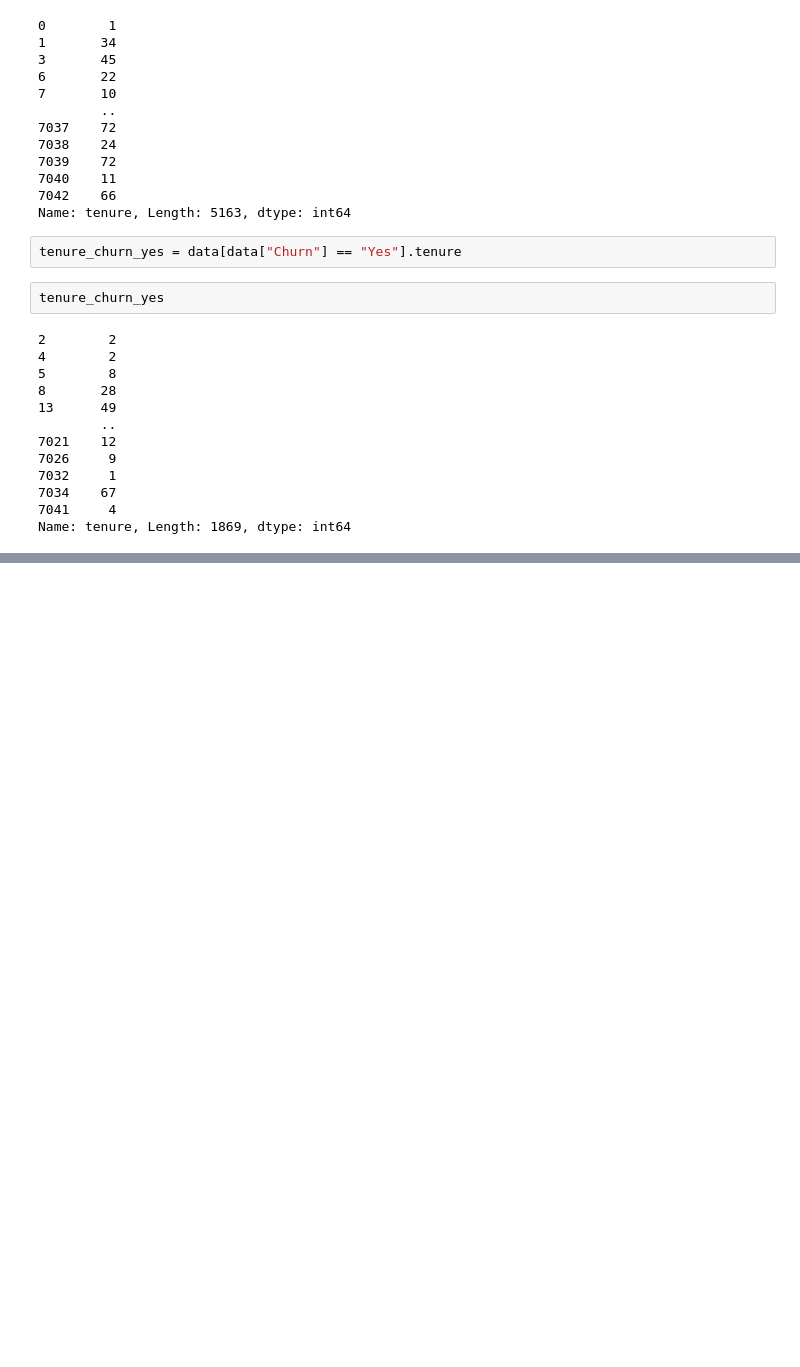
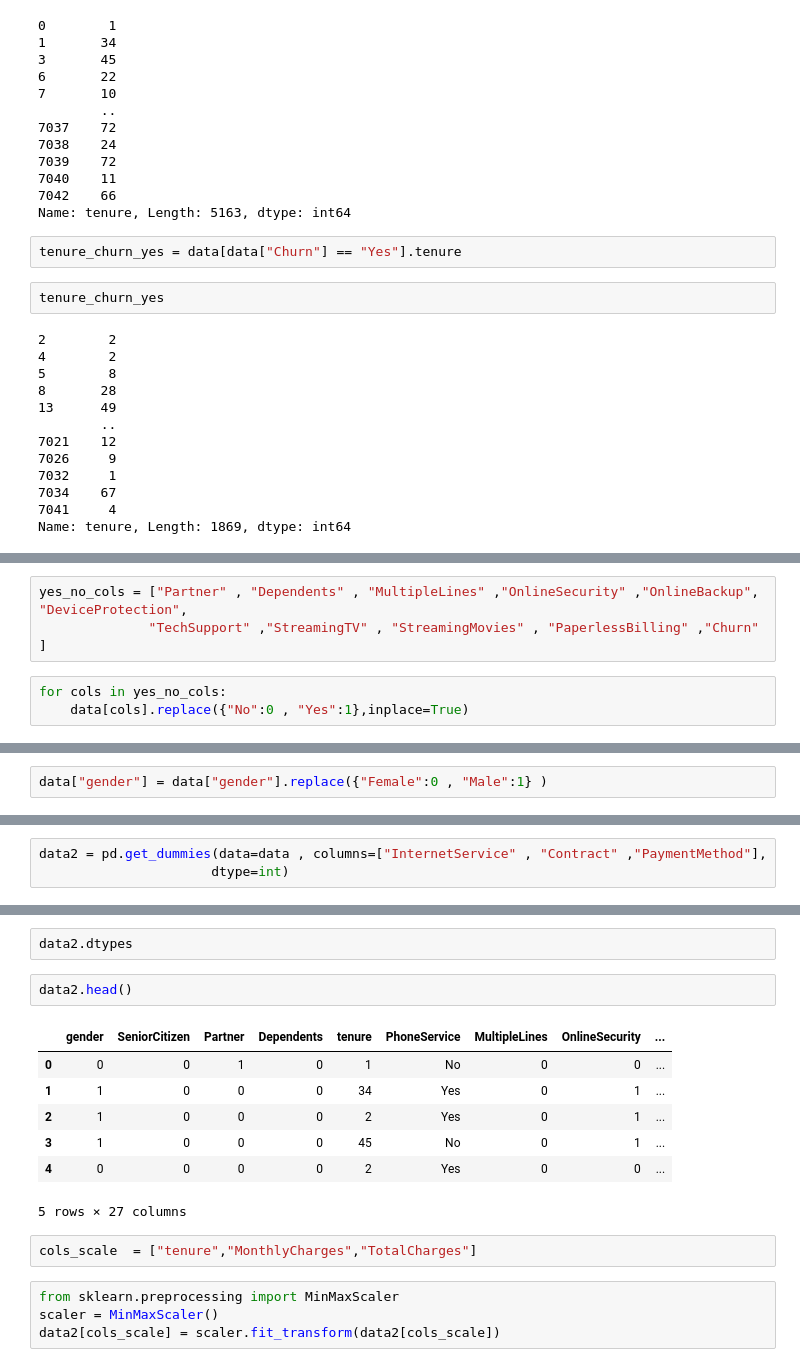
Before and after one commit to SaiPh3r/Customer-churn-prediction-using-ANN, a Jupyter notebook: Untitled.ipynb, the cells around one changed output, grey strips where cells are left out. Saved outputs shown, nothing was run; the diff lists cells and outputs as text; blank space fills up the shorter version.

```diff
--- a/Untitled.ipynb
+++ b/Untitled.ipynb
@@ -194,0 +243,6 @@ plt.show()
+# %%
+yes_no_cols = ["Partner" , "Dependents" , "MultipleLines" ,"OnlineSecurity" ,"OnlineBackup", "DeviceProtection",
+              "TechSupport" ,"StreamingTV" , "StreamingMovies" , "PaperlessBilling" ,"Churn" ]
+# %%
+for cols in yes_no_cols:
+    data[cols].replace({"No":0 , "Yes":1},inplace=True)
@@ -194,0 +277,2 @@ plt.show()
+# %%
+data["gender"] = data["gender"].replace({"Female":0 , "Male":1} )
@@ -194,0 +300,3 @@ plt.show()
+# %%
+data2 = pd.get_dummies(data=data , columns=["InternetService" , "Contract" ,"PaymentMethod"],
+                      dtype=int)
@@ -194,0 +316,18 @@ plt.show()
+# %% [raw]
+data2.dtypes
+# %%
+data2.head()
+# %% [output]
+|  | gender | SeniorCitizen | Partner | Dependents | tenure | PhoneService | MultipleLines | OnlineSecurity | ... |
+| 0 | 0 | 0 | 1 | 0 | 1 | No | 0 | 0 | ... |
+| 1 | 1 | 0 | 0 | 0 | 34 | Yes | 0 | 1 | ... |
+| 2 | 1 | 0 | 0 | 0 | 2 | Yes | 0 | 1 | ... |
+| 3 | 1 | 0 | 0 | 0 | 45 | No | 0 | 1 | ... |
+| 4 | 0 | 0 | 0 | 0 | 2 | Yes | 0 | 0 | ... |
+5 rows × 27 columns
+# %%
+cols_scale  = ["tenure","MonthlyCharges","TotalCharges"]
+# %%
+from sklearn.preprocessing import MinMaxScaler
+scaler = MinMaxScaler()
+data2[cols_scale] = scaler.fit_transform(data2[cols_scale])
```
Also changed, not shown: parts of 10 cells of this notebook.
